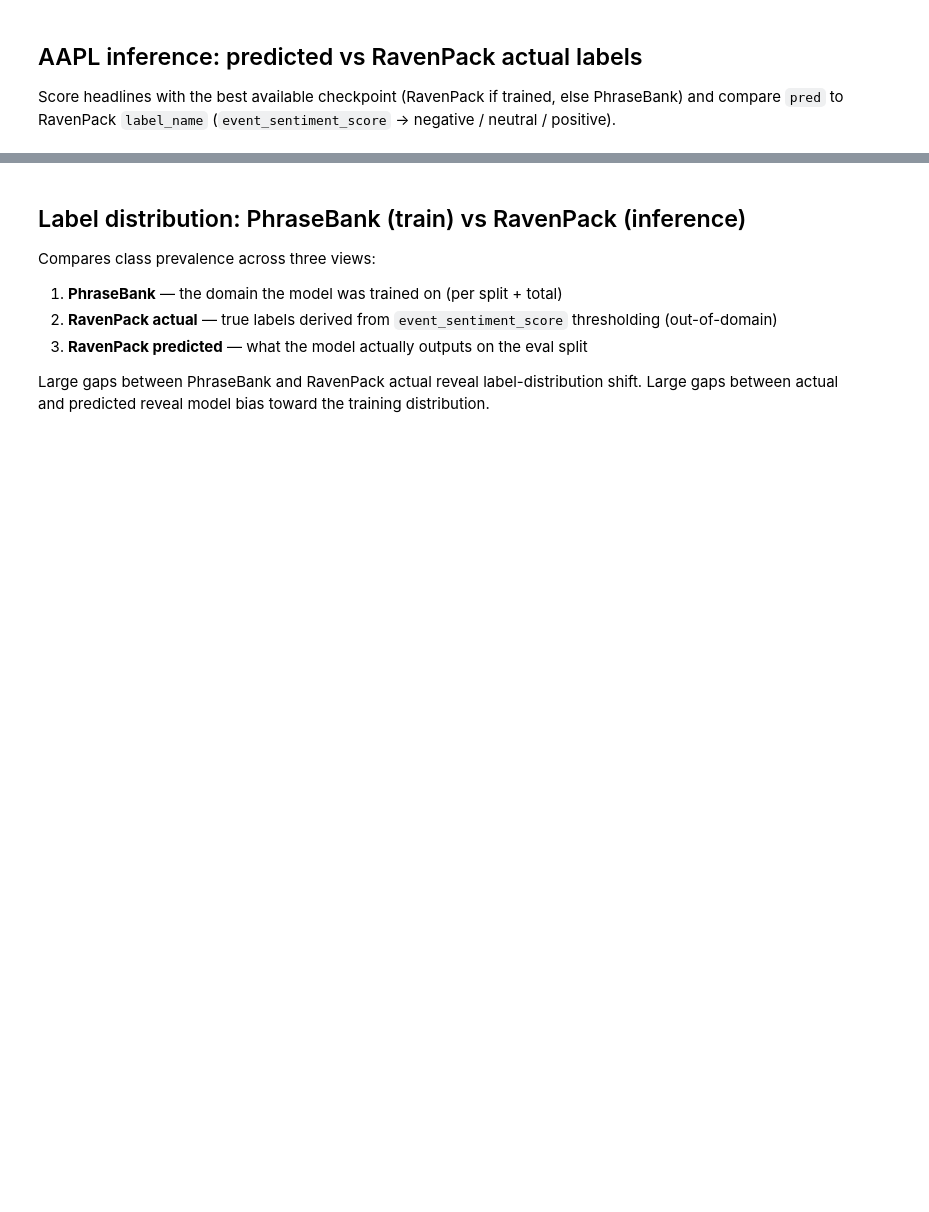
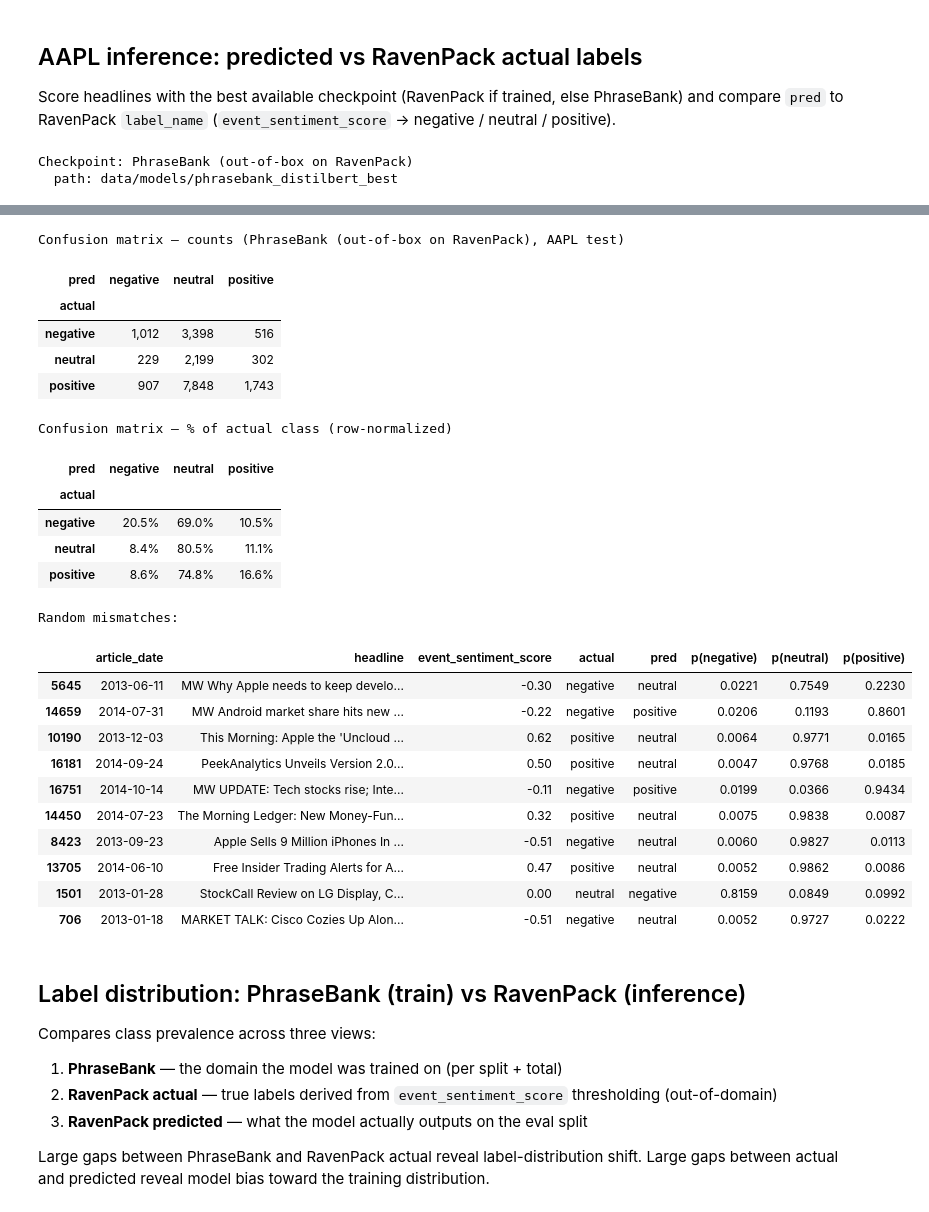
Before and after one commit to armandordorica/sentiment_learn_to_rank_paper, a Jupyter notebook: notebooks/finetune_on_ravenpack.ipynb, the cells around one changed output, grey strips where cells are left out. Saved outputs shown, nothing was run; the diff lists cells and outputs as text; code cells hidden in the pictures; blank space fills up the shorter version.

```diff
--- a/notebooks/finetune_on_ravenpack.ipynb
+++ b/notebooks/finetune_on_ravenpack.ipynb
@@ -360,27 +373,29 @@ from sentiment_ltr.models.ravenpack_sentiment import (
 )
 
 # ── Config ──────────────────────────────────────────────────────────────────
-# Out-of-box = PhraseBank checkpoint applied to RavenPack headlines (no RavenPack fine-tune)
-FORCE_CHECKPOINT = "phrasebank"  # "phrasebank" | "ravenpack" | "auto"
-EVAL_SPLIT = "test"  # train | validation | test | None
+# FORCE_CHECKPOINT = "phrasebank" → PhraseBank baseline applied to RavenPack headlines
+# FORCE_CHECKPOINT = "ravenpack"  → requires a trained RavenPack checkpoint
+# FORCE_CHECKPOINT = "auto"       → prefers RavenPack if saved, else PhraseBank
+FORCE_CHECKPOINT = "phrasebank"
+EVAL_SPLIT = "test"   # "train" | "validation" | "test" | None (= all)
 BATCH_SIZE = 64
-MAX_ROWS = None  # e.g. 2000 for a quick smoke test
+MAX_ROWS = None        # set to e.g. 2000 for a quick smoke test
 
 if FORCE_CHECKPOINT == "phrasebank":
     model_dir = DEFAULT_MODEL_DIR
     ckpt_label = "PhraseBank (out-of-box on RavenPack)"
 elif FORCE_CHECKPOINT == "ravenpack":
     if not ravenpack_model_is_saved():
-        raise FileNotFoundError("No RavenPack checkpoint — train first or use phrasebank")
+        raise FileNotFoundError("No RavenPack checkpoint — train first or set FORCE_CHECKPOINT='phrasebank'")
     model_dir = DEFAULT_RAVENPACK_MODEL_DIR
     ckpt_label = "RavenPack fine-tuned"
-else:
-    use_ravenpack_ckpt = ravenpack_model_is_saved()
-    model_dir = DEFAULT_RAVENPACK_MODEL_DIR if use_ravenpack_ckpt else DEFAULT_MODEL_DIR
-    ckpt_label = "RavenPack fine-tuned" if use_ravenpack_ckpt else "PhraseBank (out-of-box)"
+else:  # auto
+    use_ravenpack = ravenpack_model_is_saved()
+    model_dir = DEFAULT_RAVENPACK_MODEL_DIR if use_ravenpack else DEFAULT_MODEL_DIR
+    ckpt_label = "RavenPack fine-tuned" if use_ravenpack else "PhraseBank (out-of-box)"
 
-print(f"Checkpoint: {ckpt_label}")
-print(f"  path: {model_dir.relative_to(PROJECT_ROOT)}")
+print(f"Checkpoint : {ckpt_label}")
+print(f"  path     : {model_dir.relative_to(PROJECT_ROOT)}")
 
 tokenizer, model, device = load_classifier(model_dir)
 
@@ -396,15 +411,15 @@ print(f"\nScoring {len(eval_df):,} {TICKER} headlines" + (f" ({EVAL_SPLIT} split
 headlines = eval_df["headline"].tolist()
 pred_chunks: list[pd.DataFrame] = []
 for start in range(0, len(headlines), BATCH_SIZE):
-    batch = headlines[start : start + BATCH_SIZE]
-    pred_chunks.append(predict_sentences(batch, tokenizer, model, device))
+    pred_chunks.append(predict_sentences(headlines[start : start + BATCH_SIZE], tokenizer, model, device))
 preds = pd.concat(pred_chunks, ignore_index=True)
 
-results = eval_df[
-    ["split", "article_date", "headline", "event_sentiment_score", "label_name"]
-].join(preds.drop(columns=["sentence"]))
-results = results.rename(columns={"label_name": "actual"})
-results["match"] = results["actual"] == results["pred"]
+results = (
+    eval_df[["split", "article_date", "headline", "event_sentiment_score", "label_name"]]
+    .join(preds.drop(columns=["sentence"]))
+    .rename(columns={"label_name": "actual"})
+    .assign(match=lambda df: df["actual"] == df["pred"])
+)
 
 label_order = [ID2LABEL[i] for i in sorted(ID2LABEL)]
 y_true = results["actual"]
@@ -438,19 +453,14 @@ display(
     .set_caption("Confusion matrix — % of actual class (row-normalized)")
 )
 
+mismatches = results.loc[~results["match"]]
 print("Random mismatches:")
-mismatches = results.loc[~results["match"]]
 display(
     mismatches.sample(min(10, len(mismatches)), random_state=42)[
-        [
-            "article_date",
-            "headline",
-            "event_sentiment_score",
-            "actual",
-            "pred",
-            "p(negative)",
-            "p(neutral)",
-            "p(positive)",
-        ]
+        ["article_date", "headline", "event_sentiment_score",
+         "actual", "pred", "p(negative)", "p(neutral)", "p(positive)"]
     ]
 )
+# %% [output]
+Checkpoint: PhraseBank (out-of-box on RavenPack)
+  path: data/models/phrasebank_distilbert_best
@@ -457,3 +484,27 @@ display(
+Confusion matrix — counts (PhraseBank (out-of-box on RavenPack), AAPL test)
+| pred | negative | neutral | positive |
+| actual |  |  |  |
+| negative | 1,012 | 3,398 | 516 |
+| neutral | 229 | 2,199 | 302 |
+| positive | 907 | 7,848 | 1,743 |
+Confusion matrix — % of actual class (row-normalized)
+| pred | negative | neutral | positive |
+| actual |  |  |  |
+| negative | 20.5% | 69.0% | 10.5% |
+| neutral | 8.4% | 80.5% | 11.1% |
+| positive | 8.6% | 74.8% | 16.6% |
+Random mismatches:
+|  | article_date | headline | event_sentiment_score | actual | pred | p(negative) | p(neutral) | p(positive) |
+| 5645 | 2013-06-11 | MW Why Apple needs to keep develo... | -0.30 | negative | neutral | 0.0221 | 0.7549 | 0.2230 |
+| 14659 | 2014-07-31 | MW Android market share hits new ... | -0.22 | negative | positive | 0.0206 | 0.1193 | 0.8601 |
+| 10190 | 2013-12-03 | This Morning: Apple the 'Uncloud ... | 0.62 | positive | neutral | 0.0064 | 0.9771 | 0.0165 |
+| 16181 | 2014-09-24 | PeekAnalytics Unveils Version 2.0... | 0.50 | positive | neutral | 0.0047 | 0.9768 | 0.0185 |
+| 16751 | 2014-10-14 | MW UPDATE: Tech stocks rise; Inte... | -0.11 | negative | positive | 0.0199 | 0.0366 | 0.9434 |
+| 14450 | 2014-07-23 | The Morning Ledger: New Money-Fun... | 0.32 | positive | neutral | 0.0075 | 0.9838 | 0.0087 |
+| 8423 | 2013-09-23 | Apple Sells 9 Million iPhones In ... | -0.51 | negative | neutral | 0.0060 | 0.9827 | 0.0113 |
+| 13705 | 2014-06-10 | Free Insider Trading Alerts for A... | 0.47 | positive | neutral | 0.0052 | 0.9862 | 0.0086 |
+| 1501 | 2013-01-28 | StockCall Review on LG Display, C... | 0.00 | neutral | negative | 0.8159 | 0.0849 | 0.0992 |
+| 706 | 2013-01-18 | MARKET TALK: Cisco Cozies Up Alon... | -0.51 | negative | neutral | 0.0052 | 0.9727 | 0.0222 |
 # %% [markdown]
 ## Label distribution: PhraseBank (train) vs RavenPack (inference)
 
```
Also changed, not shown: parts of 26 cells of this notebook, 5 other files.
